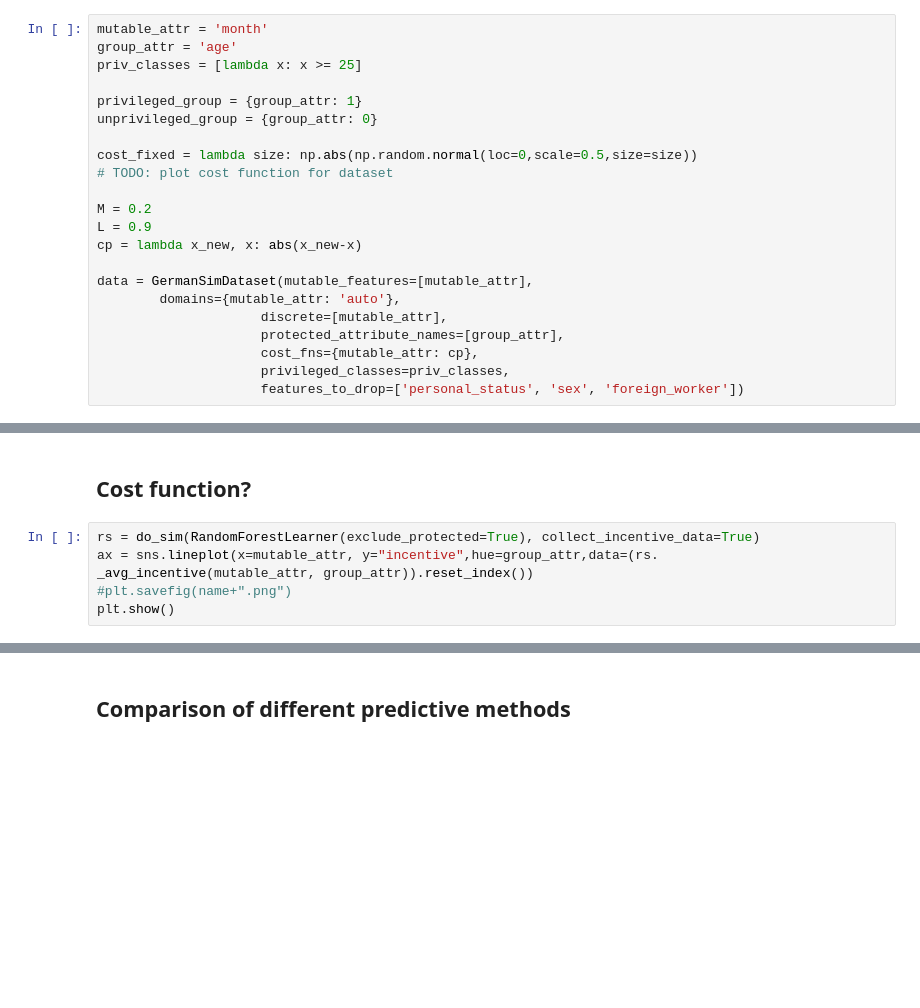
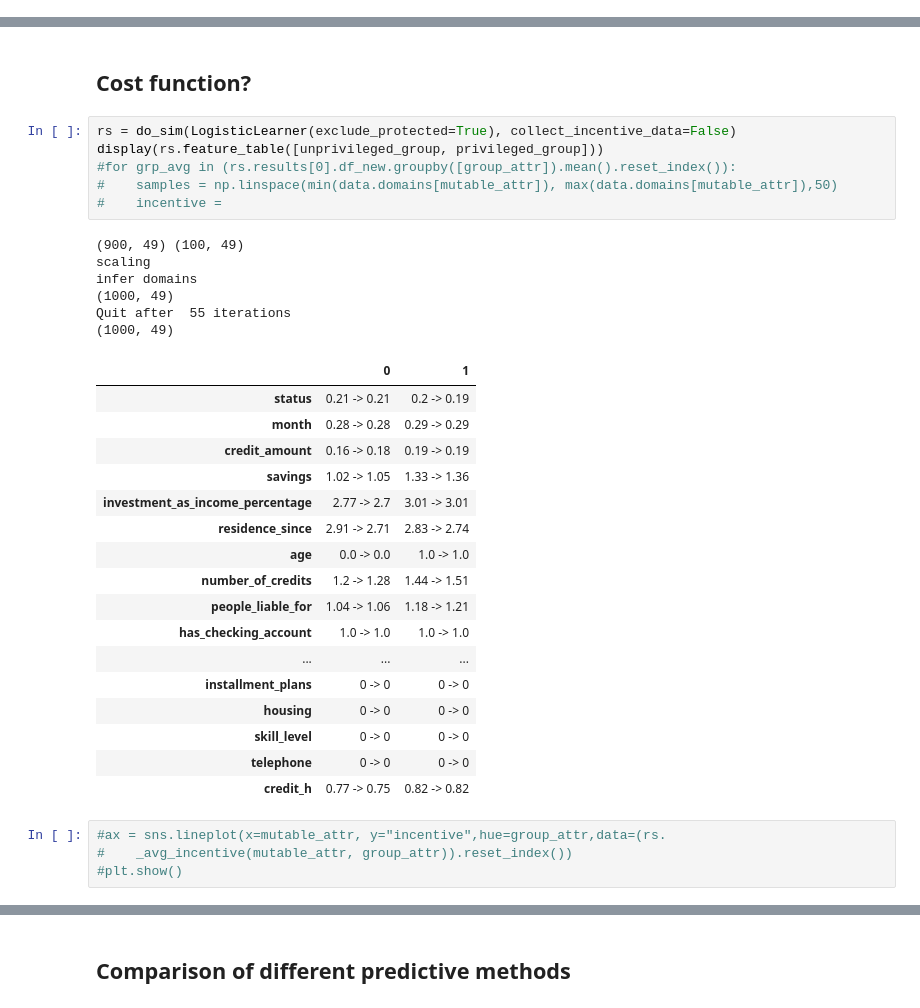
Before and after one commit to resulknad/fair-sim, a Jupyter notebook: main_plots.ipynb, the cells around one changed output, grey strips where cells are left out. Saved outputs shown, nothing was run; the diff lists cells and outputs as text; blank space fills up the shorter version.

```diff
--- a/main_plots.ipynb
+++ b/main_plots.ipynb
@@ -24,25 +24,3 @@ from numpy.random import normal
 sns.set()
 # %% [markdown]
 ## Parameters for simulation
-# %%
-mutable_attr = 'month'
-group_attr = 'age'
-priv_classes = [lambda x: x >= 25]
-
-privileged_group = {group_attr: 1}
-unprivileged_group = {group_attr: 0}
-
-cost_fixed = lambda size: np.abs(np.random.normal(loc=0,scale=0.5,size=size))
-# TODO: plot cost function for dataset
-
-M = 0.2
-L = 0.9
-cp = lambda x_new, x: abs(x_new-x)
-
-data = GermanSimDataset(mutable_features=[mutable_attr],
-        domains={mutable_attr: 'auto'},
-                     discrete=[mutable_attr],
-                     protected_attribute_names=[group_attr],
-                     cost_fns={mutable_attr: cp},
-                     privileged_classes=priv_classes,
-                     features_to_drop=['personal_status', 'sex', 'foreign_worker'])
@@ -89,10 +131,39 @@ display(pd.DataFrame(columns=['Feature', 'Coefficient LogReg'], data=l.coefs))
 # %% [markdown]
 ## Cost function?
+# %%
+rs = do_sim(LogisticLearner(exclude_protected=True), collect_incentive_data=False)
+display(rs.feature_table([unprivileged_group, privileged_group]))
+#for grp_avg in (rs.results[0].df_new.groupby([group_attr]).mean().reset_index()):
+#    samples = np.linspace(min(data.domains[mutable_attr]), max(data.domains[mutable_attr]),50)
+#    incentive =
+# %% [output]
+(900, 49) (100, 49)
+scaling
+infer domains
+(1000, 49)
+Quit after  55 iterations
+(1000, 49)
+|  | 0 | 1 |
+| status | 0.21 -> 0.21 | 0.2 -> 0.19 |
+| month | 0.28 -> 0.28 | 0.29 -> 0.29 |
+| credit_amount | 0.16 -> 0.18 | 0.19 -> 0.19 |
+| savings | 1.02 -> 1.05 | 1.33 -> 1.36 |
+| investment_as_income_percentage | 2.77 -> 2.7 | 3.01 -> 3.01 |
+| residence_since | 2.91 -> 2.71 | 2.83 -> 2.74 |
+| age | 0.0 -> 0.0 | 1.0 -> 1.0 |
+| number_of_credits | 1.2 -> 1.28 | 1.44 -> 1.51 |
+| people_liable_for | 1.04 -> 1.06 | 1.18 -> 1.21 |
+| has_checking_account | 1.0 -> 1.0 | 1.0 -> 1.0 |
+| ... | ... | ... |
+| installment_plans | 0 -> 0 | 0 -> 0 |
+| housing | 0 -> 0 | 0 -> 0 |
+| skill_level | 0 -> 0 | 0 -> 0 |
+| telephone | 0 -> 0 | 0 -> 0 |
+| credit_h | 0.77 -> 0.75 | 0.82 -> 0.82 |
 # %%
-rs = do_sim(RandomForestLearner(exclude_protected=True), collect_incentive_data=True)
-ax = sns.lineplot(x=mutable_attr, y="incentive",hue=group_attr,data=(rs.                      _avg_incentive(mutable_attr, group_attr)).reset_index())
-#plt.savefig(name+".png")
-plt.show()
+#ax = sns.lineplot(x=mutable_attr, y="incentive",hue=group_attr,data=(rs.
+#    _avg_incentive(mutable_attr, group_attr)).reset_index())
+#plt.show()
 # %%
 def merge_dfs(col, colval1, colval2, df1, df2):
     df1[col] = pd.Series([colval1] * len(df1.index), df1.index)
```
Also changed, not shown: parts of 13 cells of this notebook, 18 other files.
